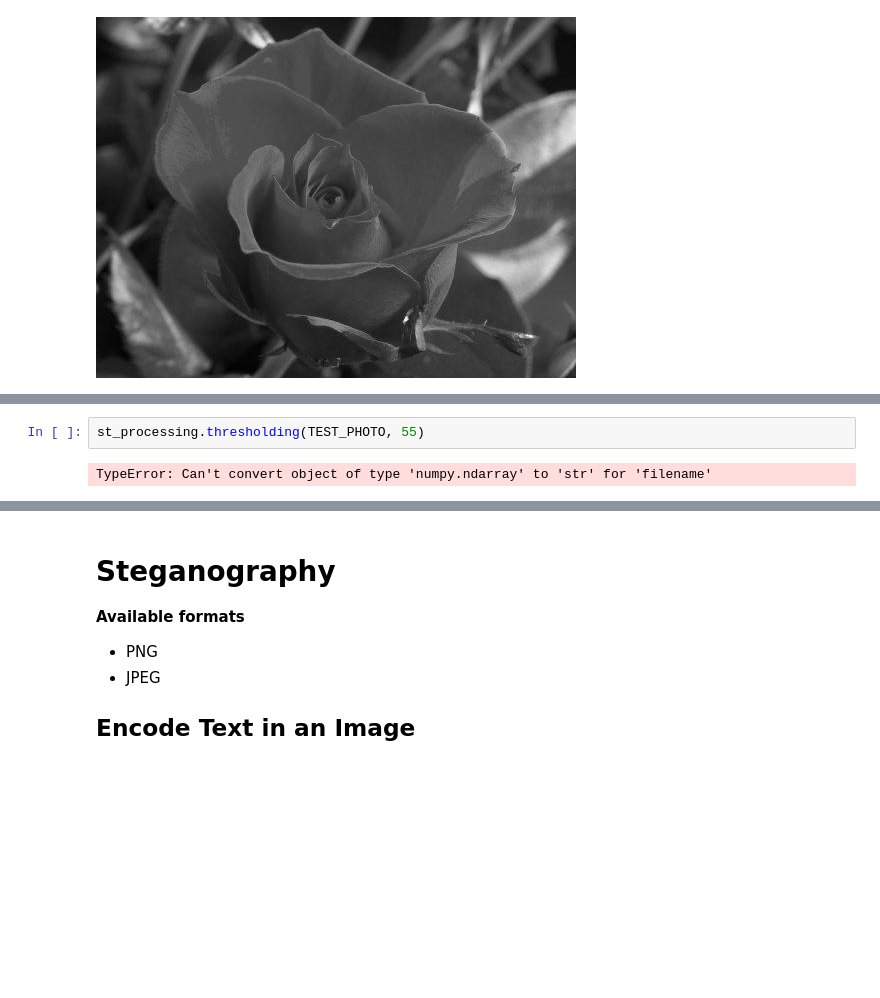
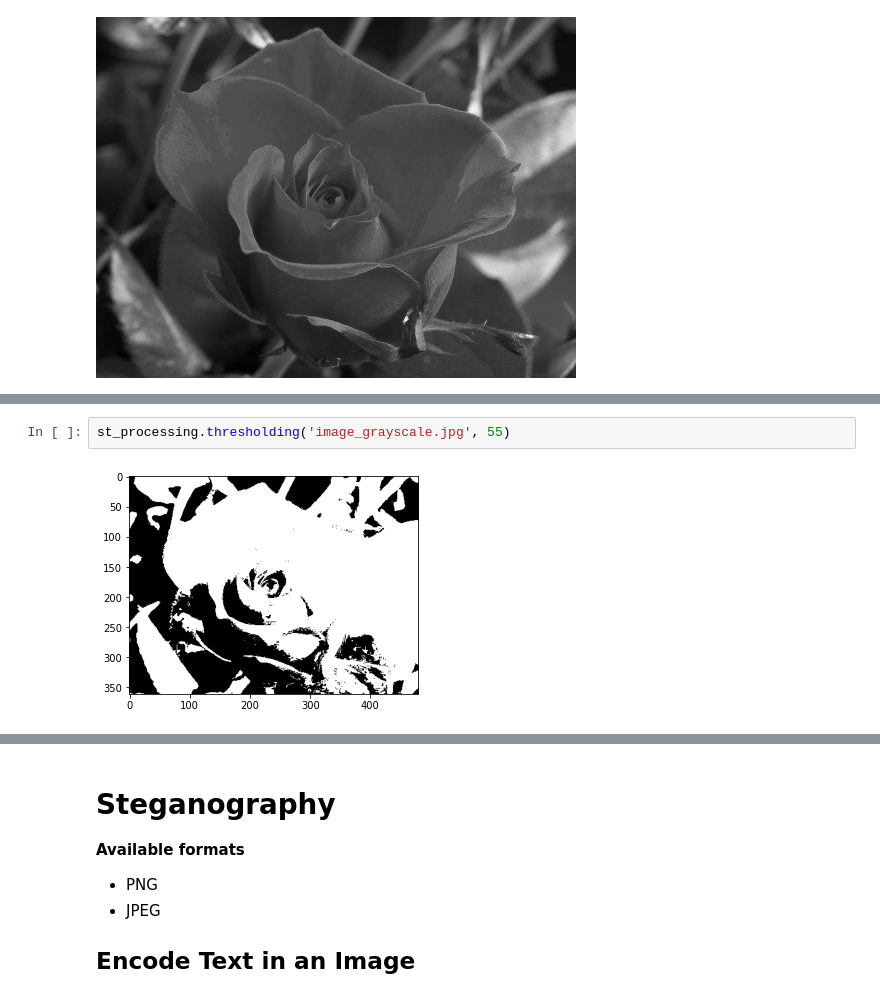
Before and after one commit to sebastienmascha/data-science-webapp-steganography, a Jupyter notebook: backend/app/app/notebooks/Python3_8.ipynb, the cells around one changed output, grey strips where cells are left out. Cells and saved outputs as stored; diff of their text form; blank space fills up the shorter version.

```diff
--- a/backend/app/app/notebooks/Python3_8.ipynb
+++ b/backend/app/app/notebooks/Python3_8.ipynb
@@ -149,6 +149,6 @@ st_processing.plot_histogram(TEST_PHOTO)
 # %%
-st_processing.thresholding(TEST_PHOTO, 55)
+st_processing.thresholding('image_grayscale.jpg', 55)
 # %% [output]
-TypeError: Can't convert object of type 'numpy.ndarray' to 'str' for 'filename'
+[figure, added]
 # %%
 #Left to right : grayscale image | contrast increased
```
Also changed, not shown: parts of 8 cells of this notebook, 4 other files.
